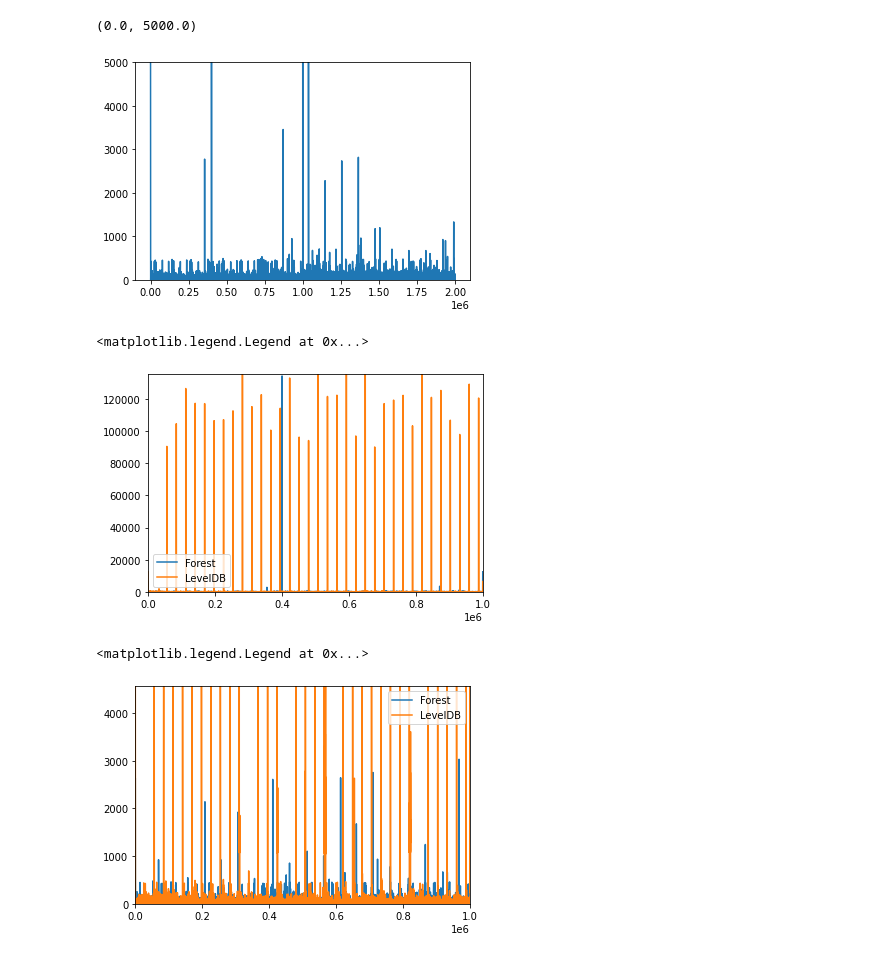
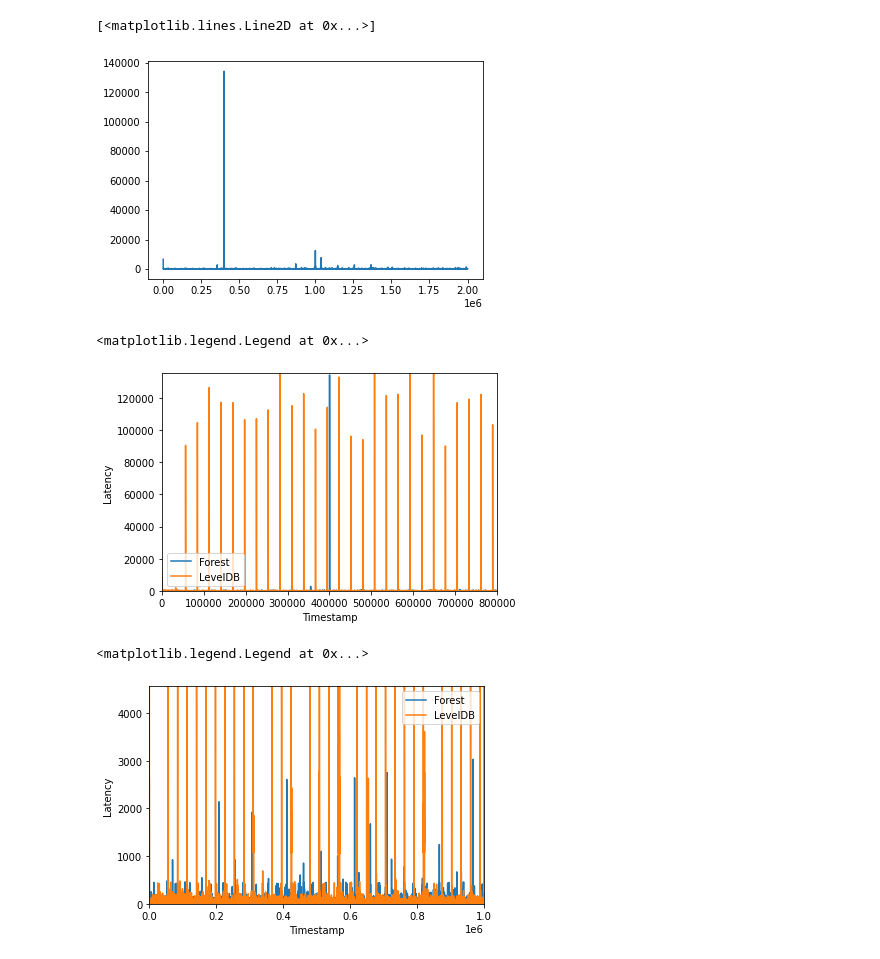
Before and after one commit to shaanzie/lsmt-research, a Jupyter notebook: scripts/parsing_scripts/Forest measures.ipynb, the cells around one changed output. Drawn from its saved outputs; the diff is of its cells as text; code cells hidden in the pictures.

```diff
--- a/scripts/parsing_scripts/Forest measures.ipynb
+++ b/scripts/parsing_scripts/Forest measures.ipynb
@@ -6,19 +8,20 @@ forest_df = pd.read_csv("/home/shaanzie/forest-results/forest-fillseq-latency.cs
 level_df = pd.read_csv("/home/shaanzie/leveldb-results/leveldb-fillseq-latency.csv", header=None, names=["Timestamp", "Latency"])
 # %%
 plt.plot(forest_df.Latency)
-plt.ylim([0,5000])
 # %% [output]
-(0.0, 5000.0)
+[<matplotlib.lines.Line2D at 0x...>]
-[figure, old version]
+[figure, new version]
 # %%
 plt.plot(forest_df.Latency, label="Forest")
 plt.plot(level_df.Latency, label="LevelDB")
 plt.ylim([0, max(list(forest_df.Latency)) + 1000])
-plt.xlim([0,1e6])
+plt.xlim([0, 0.8e6])
+plt.ylabel("Latency")
+plt.xlabel("Timestamp")
 plt.legend()
 # %% [output]
 <matplotlib.legend.Legend at 0x...>
-[figure, old version]
+[figure, new version]
 # %%
 forest_df = pd.read_csv("/home/shaanzie/forest-results/forest-fillrandom-latency.csv", header=None, names=["Timestamp", "Latency"])
 level_df = pd.read_csv("/home/shaanzie/leveldb-results/leveldb-fillrandom-latency.csv", header=None, names=["Timestamp", "Latency"])
@@ -27,10 +30,12 @@ plt.plot(forest_df.Latency, label="Forest")
 plt.plot(level_df.Latency, label="LevelDB")
 plt.ylim([0, max(list(forest_df.Latency)) + 1000])
 plt.xlim([0,1e6])
+plt.ylabel("Latency")
+plt.xlabel("Timestamp")
 plt.legend()
 # %% [output]
 <matplotlib.legend.Legend at 0x...>
-[figure, old version]
+[figure, new version]
 # %%
 import matplotlib.pyplot as plt
 import numpy as np
```
Also changed, not shown: parts of 6 cells of this notebook, 3 other files.
